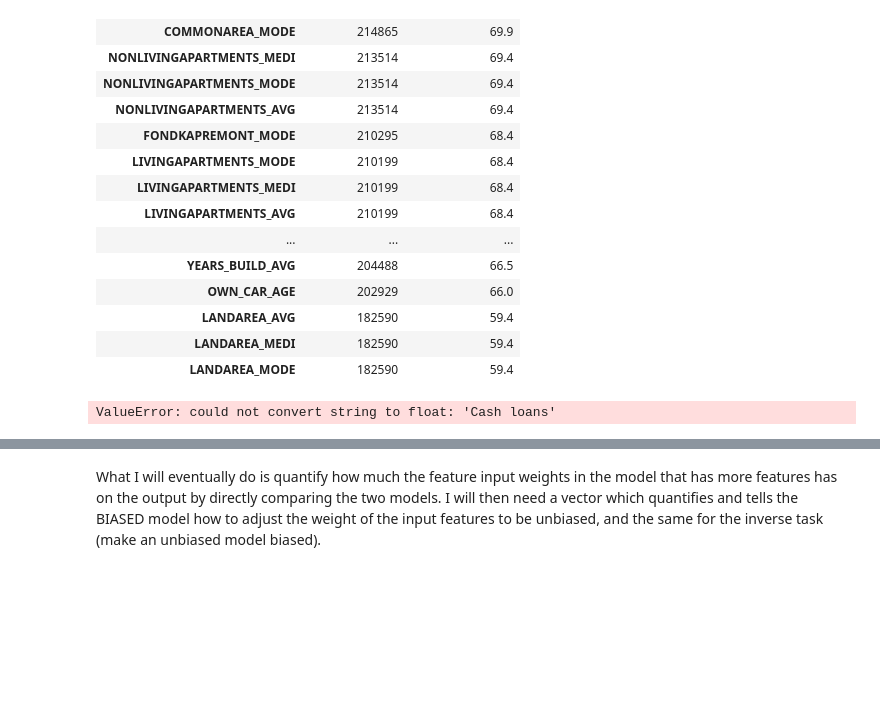
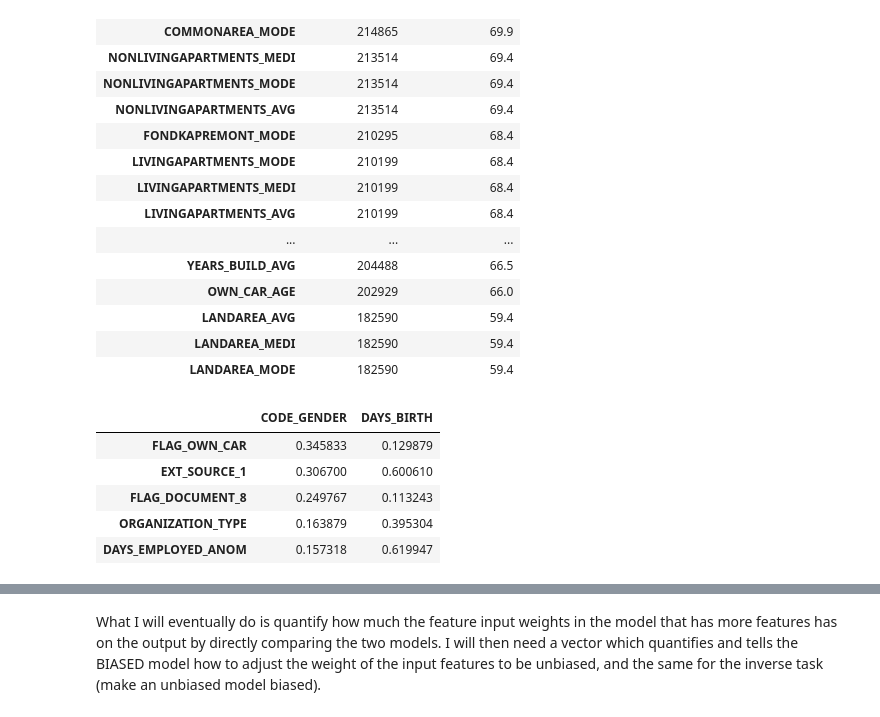
Before and after one commit to qayyumayaan/credit-risk-prediction-bias, a Jupyter notebook: ayaan/03_bias_mitigation.ipynb, the cells around one changed output, grey strips where cells are left out. Cells and saved outputs as stored; diff of their text form; code cells hidden in the pictures; blank space fills up the shorter version.

```diff
--- a/ayaan/03_bias_mitigation.ipynb
+++ b/ayaan/03_bias_mitigation.ipynb
@@ -165,28 +161,52 @@ def make_numeric_for_corr(df):
 # %%
 # Prepare biased versions (original)
 train_biased = train.copy()
 test_biased = test.copy()
 
-biased_cols = ['CODE_GENDER', 'DAYS_BIRTH', 'DAYS_EMPLOYED', 'OWN_CAR_AGE', 'CNT_CHILDREN']
+biased_cols = ['CODE_GENDER', 'DAYS_BIRTH']
 
 # Prepare unbiased versions
 train_unbiased = train.copy()
 test_unbiased = test.copy()
 
 train_corr = make_numeric_for_corr(train_unbiased)
+corr = train_corr.corr()
 
-corr = train_corr.corr()
+valid_bcols = [b for b in biased_cols if b in corr.columns]
+
+corr_sub = corr[valid_bcols]     # SAFE
+
 corr['CODE_GENDER'].sort_values(ascending=False)[:10]
-cutoff = 0.05
 
+cutoff = 0.1
 proxy_features = set()
 
-for bcol in biased_cols:
-    if bcol in corr.columns:
-        high_corr = corr.index[(corr[bcol].abs() > cutoff)]
-        proxy_features.update(high_corr.tolist())
+valid_bcols = [b for b in biased_cols if b in corr.columns]
+biased_proxies = []
+
+proxy_features = proxy_features - set(valid_bcols)
+
+for bcol in valid_bcols:
+    subset = corr[bcol].abs().sort_values(ascending=False)
+    subset = subset.drop(labels=bcol, errors='ignore')
+    biased_proxies.append(subset)
+
+train_unbiased = train_unbiased.drop(columns=proxy_features, errors="ignore")
+test_unbiased  = test_unbiased.drop(columns=proxy_features, errors="ignore")
+
+biased_table = pd.concat(biased_proxies, axis=1)
+biased_table.columns = valid_bcols        # MATCHING LENGTH
+biased_table = biased_table.fillna(0)
+biased_table.sort_values(by=valid_bcols, ascending=False, inplace=True)
+
+biased_table.head()
 
 # train_unbiased.drop(columns=biased_cols, errors="ignore", inplace=True)
 # test_unbiased.drop(columns=biased_cols, errors="ignore", inplace=True)
 # %% [output]
-ValueError: could not convert string to float: 'Cash loans'
+|  | CODE_GENDER | DAYS_BIRTH |
+| FLAG_OWN_CAR | 0.345833 | 0.129879 |
+| EXT_SOURCE_1 | 0.306700 | 0.600610 |
+| FLAG_DOCUMENT_8 | 0.249767 | 0.113243 |
+| ORGANIZATION_TYPE | 0.163879 | 0.395304 |
+| DAYS_EMPLOYED_ANOM | 0.157318 | 0.619947 |
```
Also changed, not shown: parts of 6 cells of this notebook.
